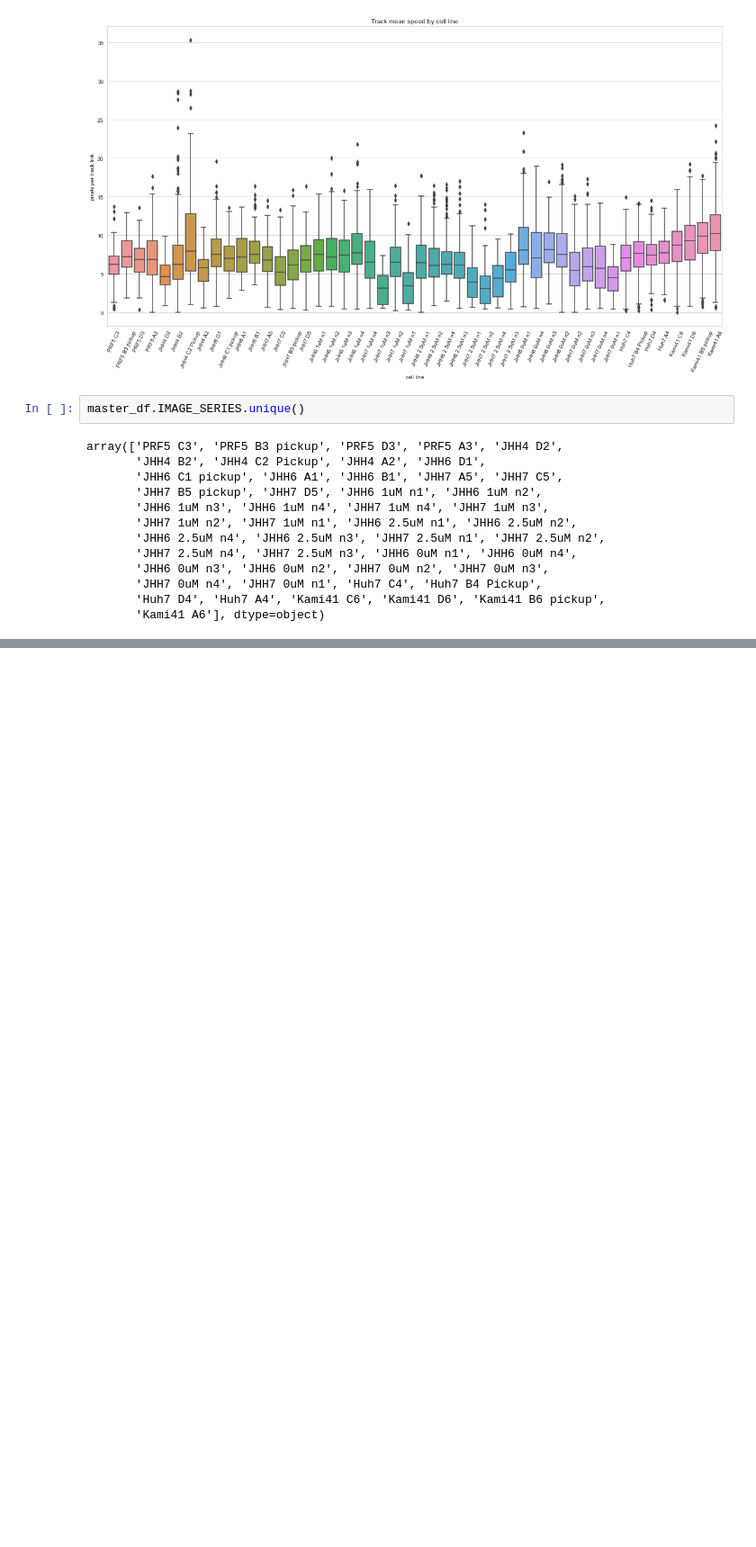
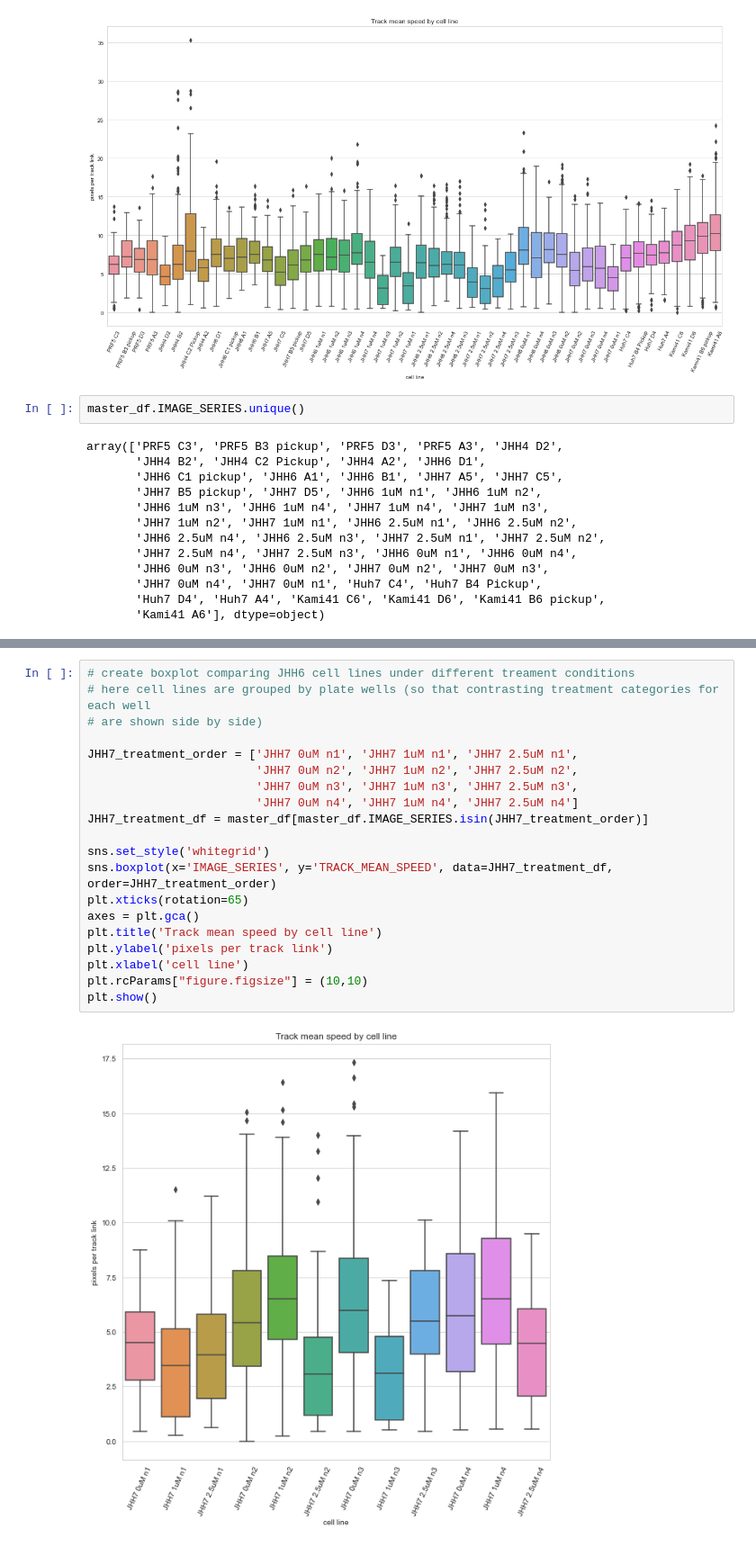
Before and after one commit to jlifferth/HCC_analysis, a Jupyter notebook: analysis_4.ipynb, the cells around one changed output, grey strips where cells are left out. Shown: that part at 90% size. Cells and saved outputs as stored; diff of their text form; blank space fills up the shorter version.

```diff
--- a/analysis_4.ipynb
+++ b/analysis_4.ipynb
@@ -107,3 +109,25 @@ plt.rcParams["figure.figsize"] = (10,10)
 plt.show()
 # %% [output]
 [figure]
+# %%
+# create boxplot comparing JHH6 cell lines under different treament conditions
+# here cell lines are grouped by plate wells (so that contrasting treatment categories for each well
+# are shown side by side)
+
+JHH7_treatment_order = ['JHH7 0uM n1', 'JHH7 1uM n1', 'JHH7 2.5uM n1',
+                        'JHH7 0uM n2', 'JHH7 1uM n2', 'JHH7 2.5uM n2',
+                        'JHH7 0uM n3', 'JHH7 1uM n3', 'JHH7 2.5uM n3',
+                        'JHH7 0uM n4', 'JHH7 1uM n4', 'JHH7 2.5uM n4']
+JHH7_treatment_df = master_df[master_df.IMAGE_SERIES.isin(JHH7_treatment_order)]
+
+sns.set_style('whitegrid')
+sns.boxplot(x='IMAGE_SERIES', y='TRACK_MEAN_SPEED', data=JHH7_treatment_df, order=JHH7_treatment_order)
+plt.xticks(rotation=65)
+axes = plt.gca()
+plt.title('Track mean speed by cell line')
+plt.ylabel('pixels per track link')
+plt.xlabel('cell line')
+plt.rcParams["figure.figsize"] = (10,10)
+plt.show()
+# %% [output]
+[figure, added]
```
Also changed, not shown: parts of 3 cells of this notebook.
